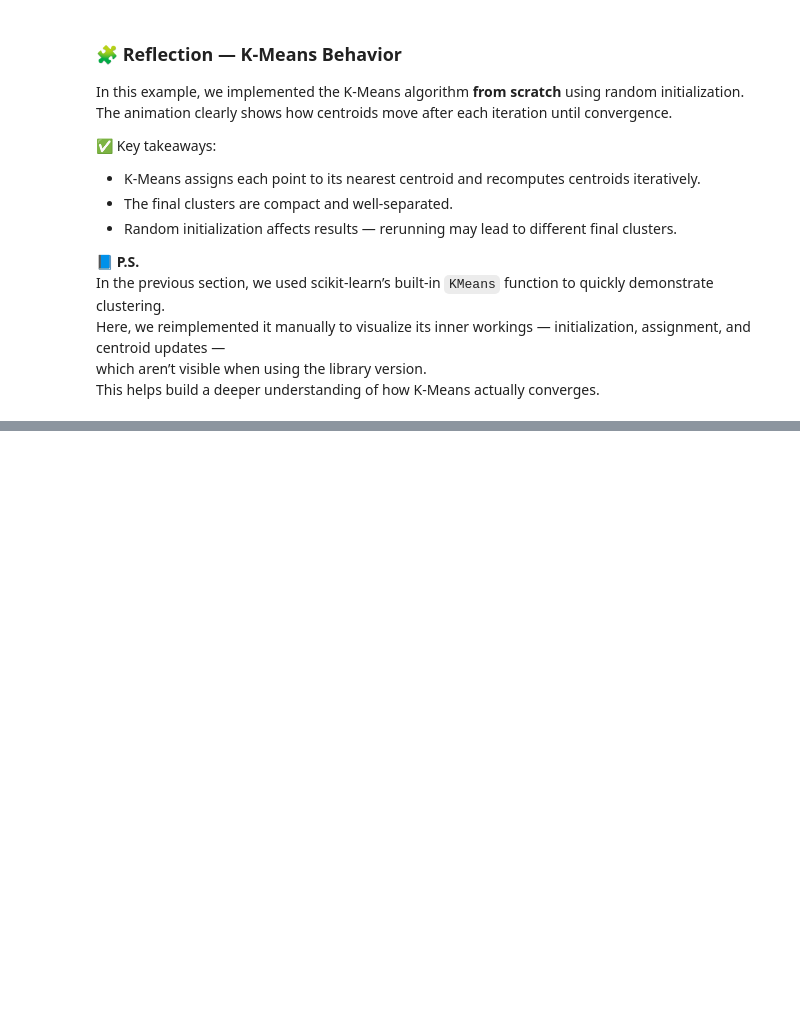
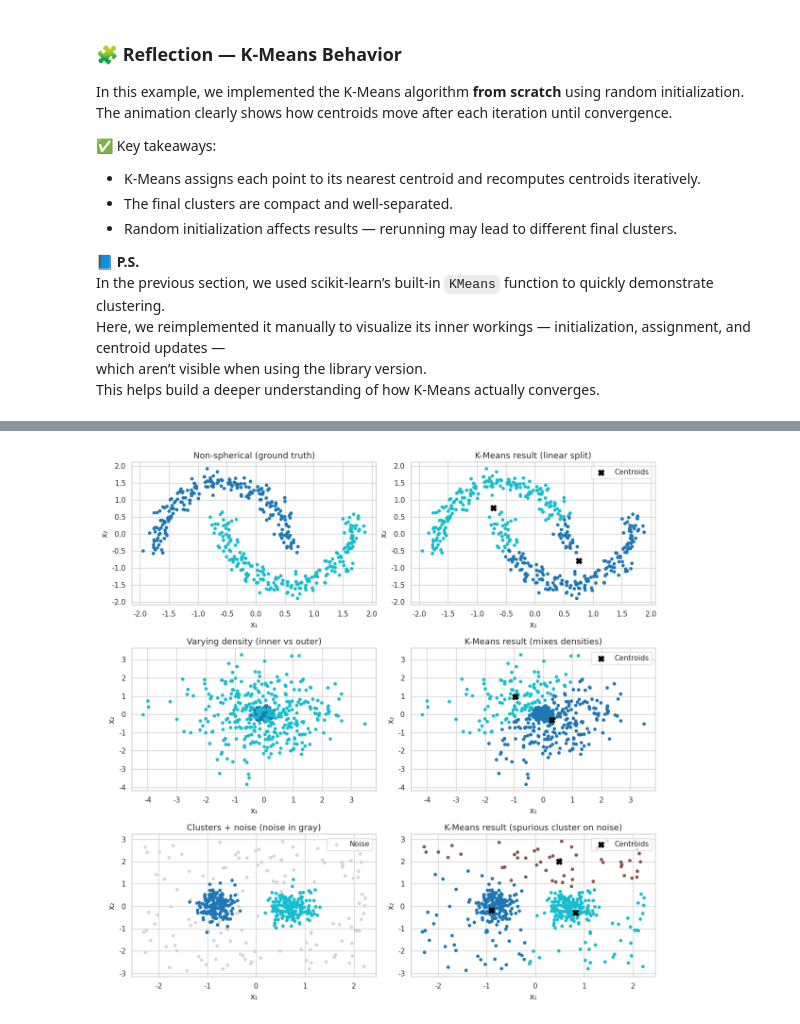
Before and after one commit to Yazdan-Ghanavati/clustering-dbscan-mini, a Jupyter notebook: DBSCAN_mini_series.ipynb, the cells around one changed output, grey strips where cells are left out. Cells and saved outputs as stored; diff of their text form; code cells hidden in the pictures; blank space fills up the shorter version.

Commit message:
Add Post 3: K-Means failure scenarios (code + visuals)

```diff
--- a/DBSCAN_mini_series.ipynb
+++ b/DBSCAN_mini_series.ipynb
@@ -297,0 +316,97 @@ This helps build a deeper understanding of how K-Means actually converges.
+# %%
+# ============================================================
+# 📉 K-Means Failures — Ground Truth vs. K-Means (pairs)
+# Rows: (1) Non-spherical shapes, (2) Varying density, (3) Noise/outliers
+# Cols: Left = Ground truth, Right = K-Means result
+# Saves: imgs/kmeans_failures_pairs.png
+# ============================================================
+import numpy as np
+import matplotlib.pyplot as plt
+from sklearn.datasets import make_moons, make_blobs
+from sklearn.preprocessing import StandardScaler
+from sklearn.cluster import KMeans
+import os
+from matplotlib import rcParams
+
+# Use a font that supports Unicode subscripts & mathtext
+rcParams.update({
+    "font.family": "DejaVu Sans",
+    "axes.unicode_minus": False,
+    "mathtext.fontset": "dejavusans",
+})
+
+IMGS_DIR = "imgs"
+os.makedirs(IMGS_DIR, exist_ok=True)
+
+def pair(ax_true, ax_pred, X, y_true, y_pred, title_left, title_right, centers=None):
+    # True structure
+    # noise labeled as -1 -> plot in light gray
+    if (y_true == -1).any():
+        mask_noise = (y_true == -1)
+        ax_true.scatter(X[mask_noise,0], X[mask_noise,1], c="lightgray", s=18, alpha=0.9, label="Noise")
+        ax_true.scatter(X[~mask_noise,0], X[~mask_noise,1], c=y_true[~mask_noise], s=18, cmap="tab10")
+        ax_true.legend(loc="upper right", frameon=True)
+    else:
+        ax_true.scatter(X[:,0], X[:,1], c=y_true, s=18, cmap="tab10")
+    ax_true.set_title(title_left)
+    ax_true.set_xlabel("x₁"); ax_true.set_ylabel("x₂")
+
+    # K-Means result
+    sc = ax_pred.scatter(X[:,0], X[:,1], c=y_pred, s=18, cmap="tab10")
+    if centers is not None:
+        ax_pred.scatter(centers[:,0], centers[:,1], c="black", s=80, marker="X", label="Centroids")
+        ax_pred.legend(loc="upper right", frameon=True)
+    ax_pred.set_title(title_right)
+    ax_pred.set_xlabel("x₁"); ax_pred.set_ylabel("x₂")
+
+# ---------- 1) Non-spherical shapes (moons) ----------
+X_moons, y_moons_true = make_moons(n_samples=450, noise=0.08, random_state=42)
+X_moons = StandardScaler().fit_transform(X_moons)
+km_moons = KMeans(n_clusters=2, n_init=10, random_state=0)
+y_moons_pred = km_moons.fit_predict(X_moons)
+C_moons = km_moons.cluster_centers_
+
+# ---------- 2) Varying density (concentric, same mean) ----------
+rng = np.random.default_rng(10)
+dense = rng.normal(loc=0.0, scale=0.20, size=(180, 2))   # inner dense → label 0
+sparse = rng.normal(loc=0.0, scale=1.40, size=(360, 2))  # outer sparse → label 1
+X_var = np.vstack([dense, sparse])
+y_var_true = np.concatenate([np.zeros(len(dense), dtype=int),
+                             np.ones(len(sparse), dtype=int)])
+X_var = StandardScaler().fit_transform(X_var)
+km_var = KMeans(n_clusters=2, n_init=10, random_state=0)
+y_var_pred = km_var.fit_predict(X_var)
+C_var = km_var.cluster_centers_
+
+# ---------- 3) Noise / outliers (two blobs + uniform noise) ----------
+X_blobs, y_blobs = make_blobs(
+    n_samples=[180, 180], centers=[[-2, 0], [2, 0]], cluster_std=[0.5, 0.55],
+    random_state=21
+)
+noise = rng.uniform(low=[-6, -4], high=[6, 4], size=(140, 2))
+X_noise = np.vstack([X_blobs, noise])
+y_noise_true = np.concatenate([y_blobs, -1*np.ones(len(noise), dtype=int)])  # noise = -1
+X_noise = StandardScaler().fit_transform(X_noise)
+km_noise = KMeans(n_clusters=3, n_init=10, random_state=0)  # ask for 3 clusters
+y_noise_pred = km_noise.fit_predict(X_noise)
+C_noise = km_noise.cluster_centers_
+
+# ---------- Plot grid 3x2 ----------
+fig, axes = plt.subplots(3, 2, figsize=(12, 12))
+
+pair(axes[0,0], axes[0,1], X_moons, y_moons_true, y_moons_pred,
+     "Non-spherical (ground truth)", "K-Means result (linear split)", C_moons)
+
+pair(axes[1,0], axes[1,1], X_var, y_var_true, y_var_pred,
+     "Varying density (inner vs outer)", "K-Means result (mixes densities)", C_var)
+
+pair(axes[2,0], axes[2,1], X_noise, y_noise_true, y_noise_pred,
+     "Clusters + noise (noise in gray)", "K-Means result (spurious cluster on noise)", C_noise)
+
+plt.tight_layout()
+out_path = os.path.join(IMGS_DIR, "kmeans_failures_pairs.png")
+plt.savefig(out_path, dpi=200, bbox_inches="tight")
+plt.show()
+print("✅ Figure saved:", out_path)
+# %% [output]
+[figure, added]
```
Also changed, not shown: parts of 5 cells of this notebook, 4 other files.
